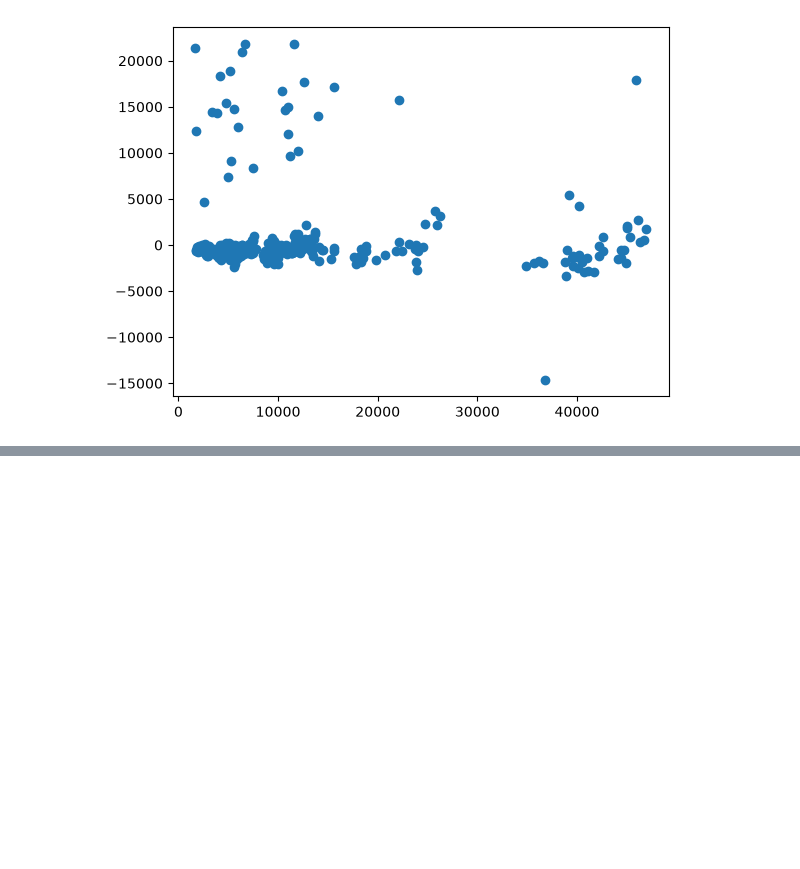
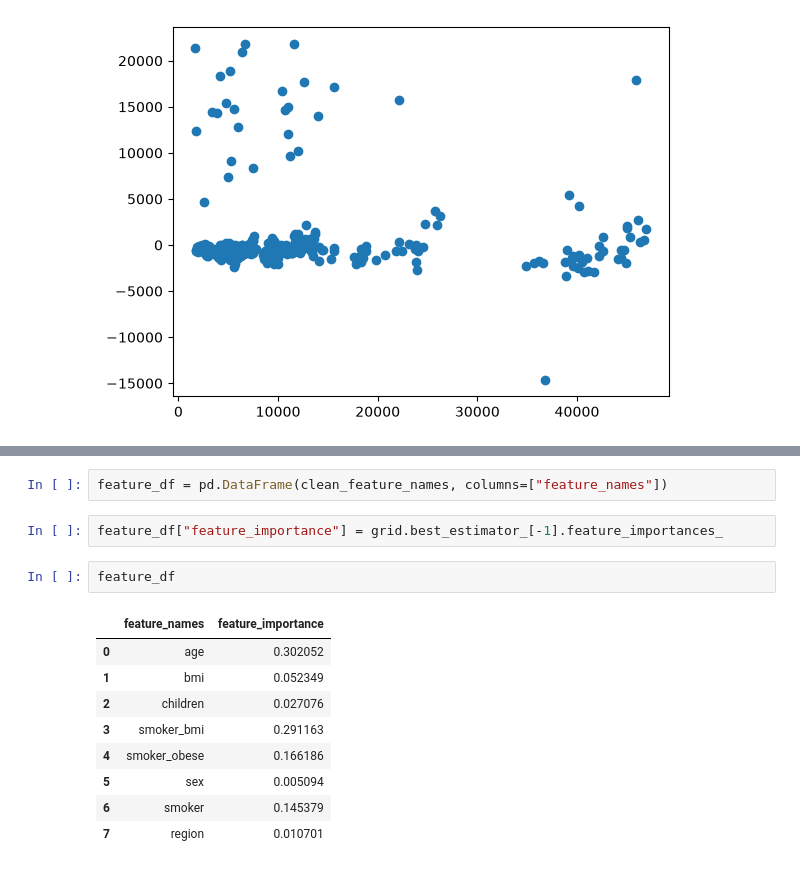
Before and after one commit to YugamdeepGoyal/PremiumPulse, a Jupyter notebook: random_forest.ipynb, the cells around one changed output, grey strips where cells are left out. Drawn from its saved outputs; the diff is of its cells as text; blank space fills up the shorter version.

```diff
--- a/random_forest.ipynb
+++ b/random_forest.ipynb
@@ -98,0 +115,16 @@ plt.show()
+# %%
+feature_df = pd.DataFrame(clean_feature_names, columns=["feature_names"])
+# %%
+feature_df["feature_importance"] = grid.best_estimator_[-1].feature_importances_
+# %%
+feature_df
+# %% [output]
+|  | feature_names | feature_importance |
+| 0 | age | 0.302052 |
+| 1 | bmi | 0.052349 |
+| 2 | children | 0.027076 |
+| 3 | smoker_bmi | 0.291163 |
+| 4 | smoker_obese | 0.166186 |
+| 5 | sex | 0.005094 |
+| 6 | smoker | 0.145379 |
+| 7 | region | 0.010701 |
```
Also changed, not shown: parts of 5 cells of this notebook, 4 other files.
